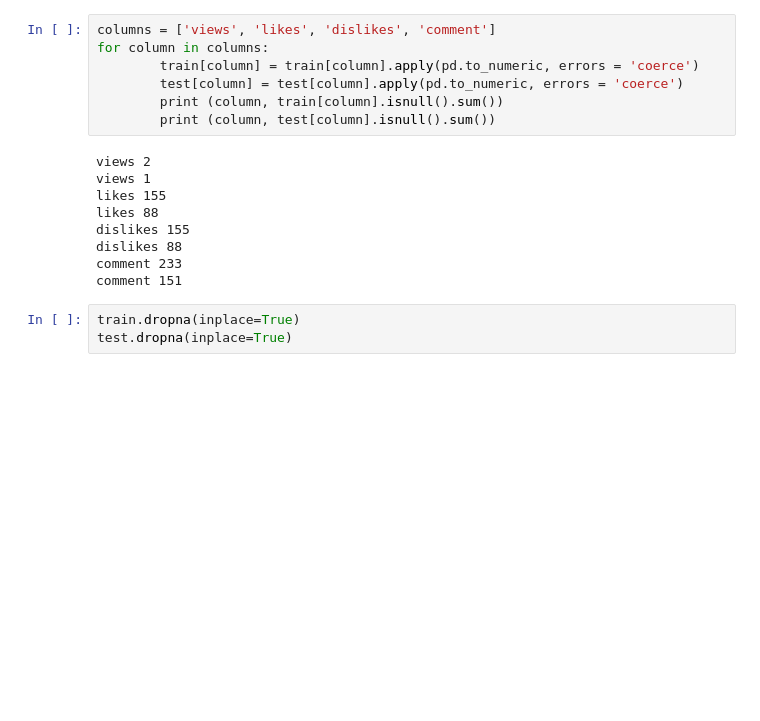
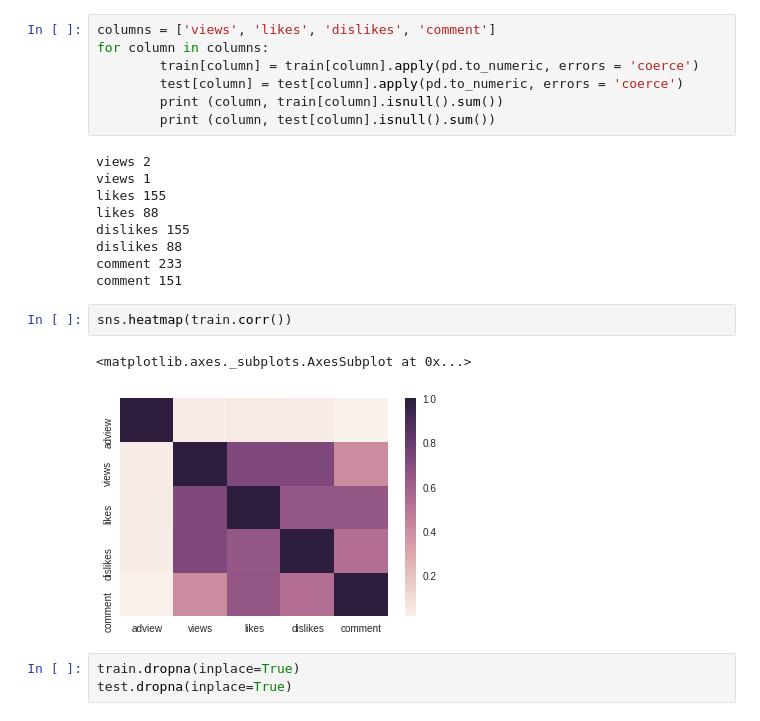
Before and after one commit to Raunaq-Jain/Jupyter-Notebooks, a Jupyter notebook: hiringtask-master/machine_learning/Notebook/Youtube_adviews_2.ipynb, the cells around one changed output. Saved outputs shown, nothing was run; the diff lists cells and outputs as text; blank space fills up the shorter version.

```diff
--- a/hiringtask-master/machine_learning/Notebook/Youtube_adviews_2.ipynb
+++ b/hiringtask-master/machine_learning/Notebook/Youtube_adviews_2.ipynb
@@ -51,6 +52,11 @@ dislikes 155
 dislikes 88
 comment 233
 comment 151
+# %%
+sns.heatmap(train.corr())
+# %% [output]
+<matplotlib.axes._subplots.AxesSubplot at 0x...>
+[figure, added]
 # %%
 train.dropna(inplace=True)
 test.dropna(inplace=True)
```
Also changed, not shown: parts of 35 cells of this notebook.
